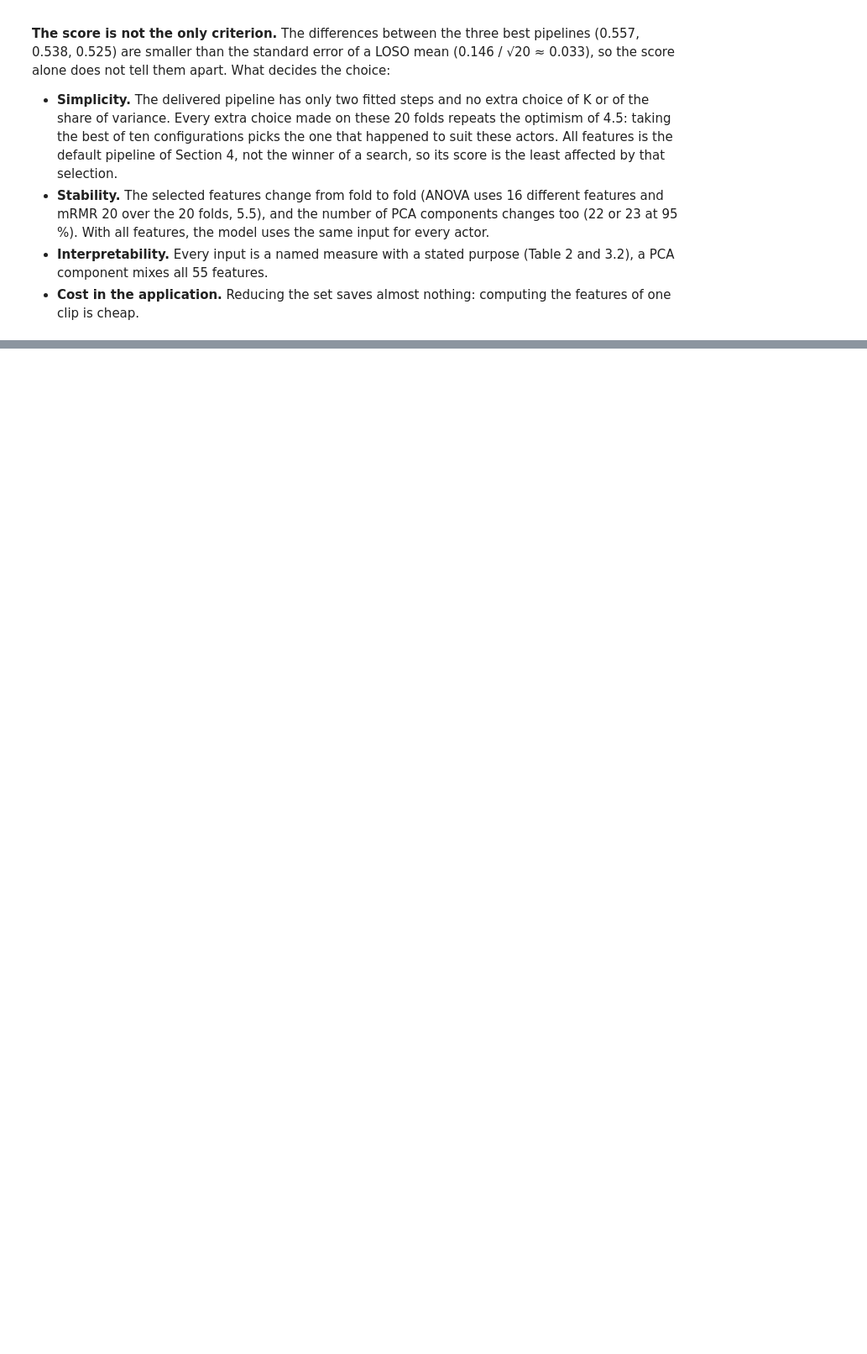
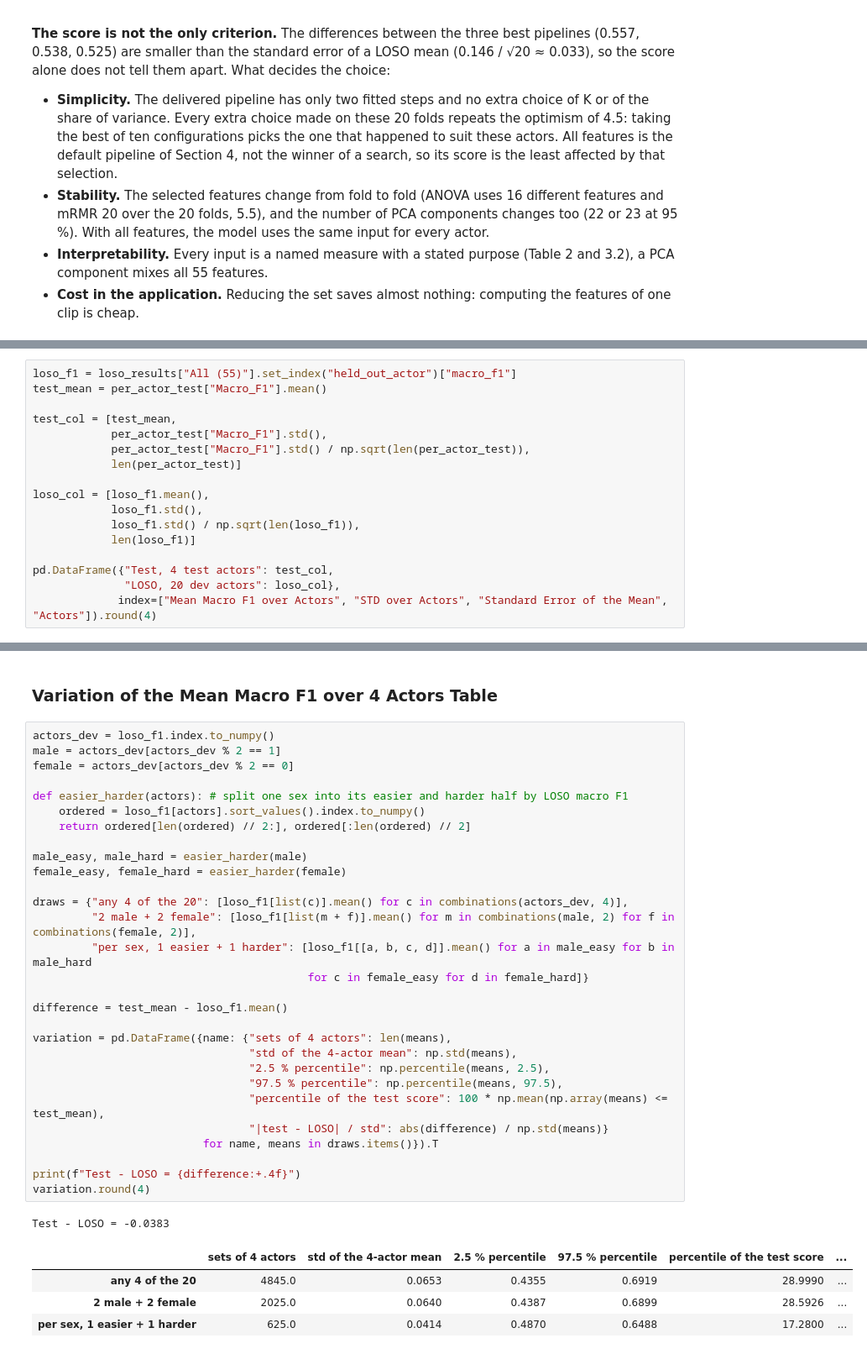
Before and after one commit to migasantunes/Emotion_Recognition, a Jupyter notebook: notebooks/05_selection_test.ipynb, the cells around one changed output, grey strips where cells are left out. Shown at 84% size. Saved outputs shown, nothing was run; the diff lists cells and outputs as text; blank space fills up the shorter version.

```diff
--- a/notebooks/05_selection_test.ipynb
+++ b/notebooks/05_selection_test.ipynb
@@ -543,0 +653,17 @@ Every configuration is evaluated under LOSO on the 20 development actors, with t
+# %%
+loso_f1 = loso_results["All (55)"].set_index("held_out_actor")["macro_f1"]
+test_mean = per_actor_test["Macro_F1"].mean()
+
+test_col = [test_mean,
+            per_actor_test["Macro_F1"].std(),
+            per_actor_test["Macro_F1"].std() / np.sqrt(len(per_actor_test)),
+            len(per_actor_test)]
+
+loso_col = [loso_f1.mean(),
+            loso_f1.std(),
+            loso_f1.std() / np.sqrt(len(loso_f1)),
+            len(loso_f1)]
+
+pd.DataFrame({"Test, 4 test actors": test_col,
+              "LOSO, 20 dev actors": loso_col},
+             index=["Mean Macro F1 over Actors", "STD over Actors", "Standard Error of the Mean", "Actors"]).round(4)
@@ -543,0 +676,37 @@ Every configuration is evaluated under LOSO on the 20 development actors, with t
+# %% [markdown]
+### Variation of the Mean Macro F1 over 4 Actors Table
+# %%
+actors_dev = loso_f1.index.to_numpy()
+male = actors_dev[actors_dev % 2 == 1]
+female = actors_dev[actors_dev % 2 == 0]
+
+def easier_harder(actors): # split one sex into its easier and harder half by LOSO macro F1
+    ordered = loso_f1[actors].sort_values().index.to_numpy()
+    return ordered[len(ordered) // 2:], ordered[:len(ordered) // 2]
+
+male_easy, male_hard = easier_harder(male)
+female_easy, female_hard = easier_harder(female)
+
+draws = {"any 4 of the 20": [loso_f1[list(c)].mean() for c in combinations(actors_dev, 4)],
+         "2 male + 2 female": [loso_f1[list(m + f)].mean() for m in combinations(male, 2) for f in combinations(female, 2)],
+         "per sex, 1 easier + 1 harder": [loso_f1[[a, b, c, d]].mean() for a in male_easy for b in male_hard
+                                          for c in female_easy for d in female_hard]}
+
+difference = test_mean - loso_f1.mean()
+
+variation = pd.DataFrame({name: {"sets of 4 actors": len(means),
+                                 "std of the 4-actor mean": np.std(means),
+                                 "2.5 % percentile": np.percentile(means, 2.5),
+                                 "97.5 % percentile": np.percentile(means, 97.5),
+                                 "percentile of the test score": 100 * np.mean(np.array(means) <= test_mean),
+                                 "|test - LOSO| / std": abs(difference) / np.std(means)}
+                          for name, means in draws.items()}).T
+
+print(f"Test - LOSO = {difference:+.4f}")
+variation.round(4)
+# %% [output]
+Test - LOSO = -0.0383
+|  | sets of 4 actors | std of the 4-actor mean | 2.5 % percentile | 97.5 % percentile | percentile of the test score | ... |
+| any 4 of the 20 | 4845.0 | 0.0653 | 0.4355 | 0.6919 | 28.9990 | ... |
+| 2 male + 2 female | 2025.0 | 0.0640 | 0.4387 | 0.6899 | 28.5926 | ... |
+| per sex, 1 easier + 1 harder | 625.0 | 0.0414 | 0.4870 | 0.6488 | 17.2800 | ... |
```
Also changed, not shown: parts of 24 cells of this notebook.
